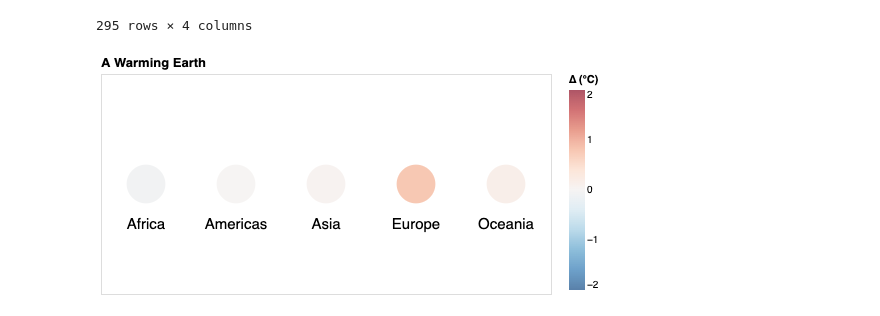
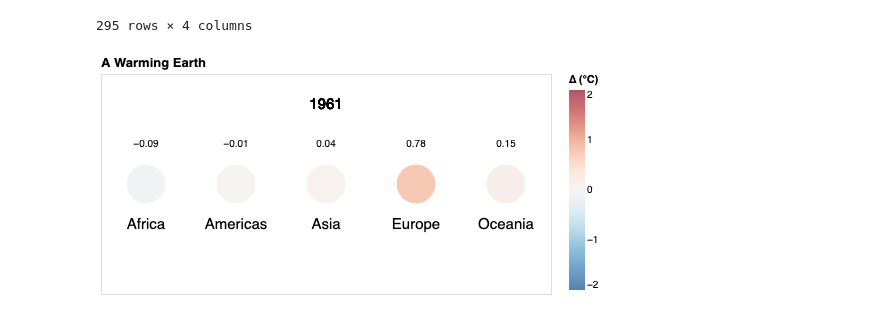
Before and after one commit to mel-liow/climate-analysis, a Jupyter notebook: climate_analysis.ipynb, the cells around one changed output. Cells and saved outputs as stored; diff of their text form; code cells hidden in the pictures.

Commit message:
Add label

```diff
--- a/climate_analysis.ipynb
+++ b/climate_analysis.ipynb
@@ -139,32 +139,38 @@ region_temps
 # %%
 region_temps.loc['year'] = pd.to_numeric(region_temps.loc['year'], errors='ignore')
 
 slider = alt.binding_range(min=1961, max=2019, step=1, name="Year")
 select_year = alt.selection_single(name="year:", fields=['year'],
                                    bind=slider, init={'year': 1961})
-
 
 plot = alt.Chart(region_temps,
                  title=alt.TitleParams(
                     text="A Warming Earth",
                     anchor='start')
     ).mark_circle(size=100).encode(
         alt.X('area', axis=None),
         alt.Color('mean_temp_change', title="∆ (°C)",
                   scale=alt.Scale(scheme="redblue", reverse=True, domain=(-2, 2)))
 )
 
+year_label = alt.Chart(region_temps)
+
 (plot.encode(
     alt.Size("mean_temp_change",
              scale=alt.Scale(range=[1500, 1500]),
              legend=None)) +
-     plot.mark_text(dy=40, size=15).encode(text='area', color=alt.value('black'))).add_selection(
+     plot.mark_text(dy=40, size=15).encode(text='area', color=alt.value('black')) +
+     plot.mark_text(dy=-40, size=10).encode(
+         text=alt.Text("mean_temp_change", format=",.2f"),
+         color=alt.value('black')) +
+      year_label.mark_text(dy=-80, size=15).encode(text='year', color=alt.value('black'))
+).add_selection(
     select_year
 ).transform_filter(
     select_year
 ).properties(
     width=450,
     height=220
 )
 # %% [output]
-[figure, old version]
+[figure, new version]
```
